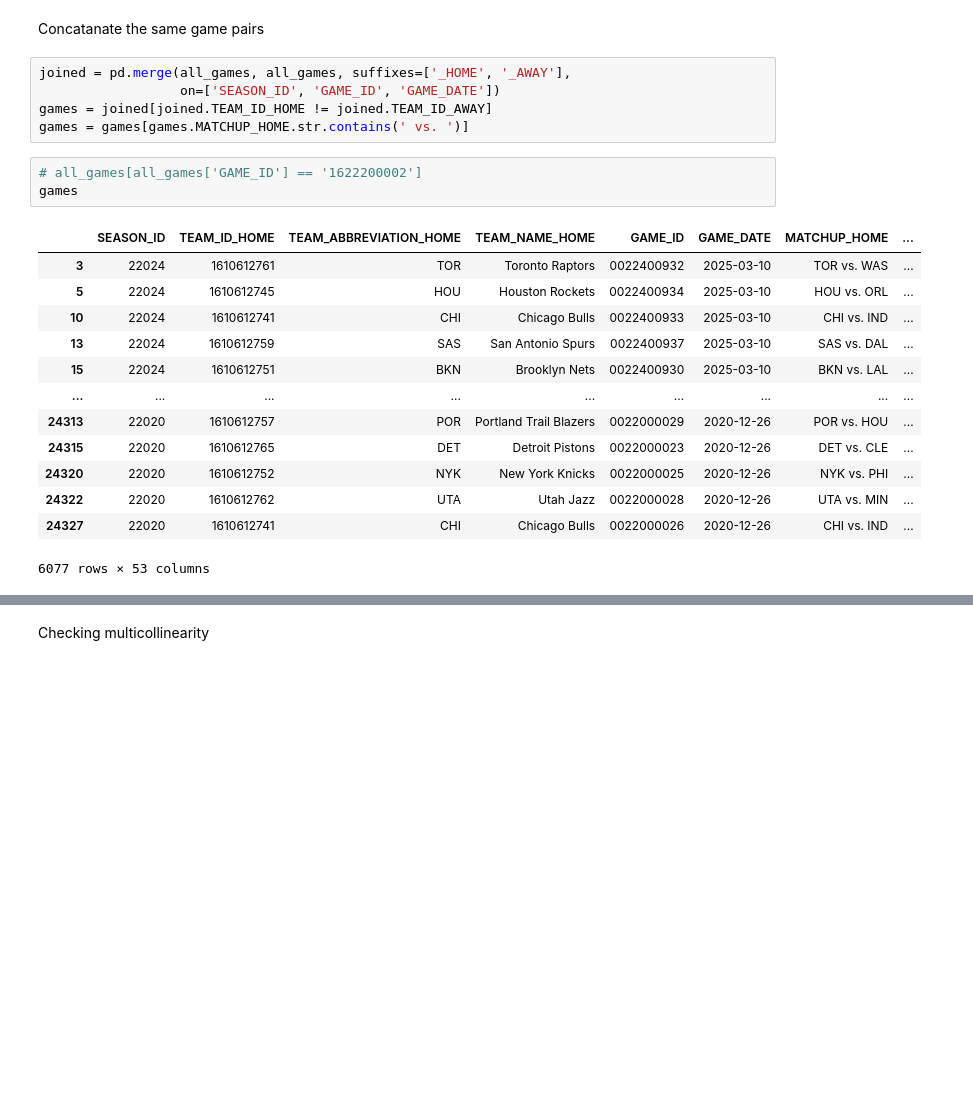
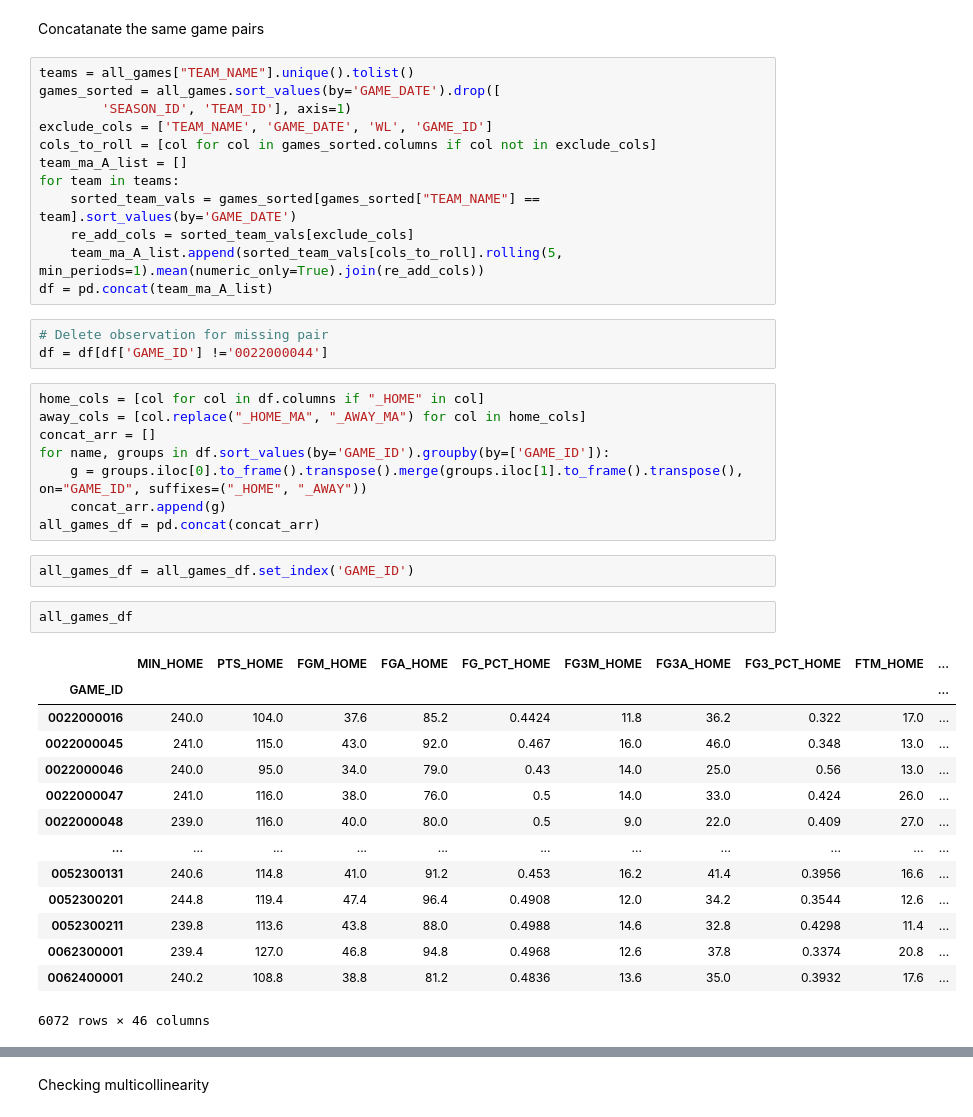
Before and after one commit to joncokisler/nba_odds_prediction_analysis, a Jupyter notebook: notebooks/team_win_loss_model.ipynb, the cells around one changed output, grey strips where cells are left out. Drawn from its saved outputs; the diff is of its cells as text; blank space fills up the shorter version.

```diff
--- a/notebooks/team_win_loss_model.ipynb
+++ b/notebooks/team_win_loss_model.ipynb
@@ -31,26 +37,46 @@ all_games = all_games.dropna(subset=['WL'])
 all_games.to_csv('all_games.csv')
 # %% [markdown]
 Concatanate the same game pairs
+# %%
+teams = all_games["TEAM_NAME"].unique().tolist()
+games_sorted = all_games.sort_values(by='GAME_DATE').drop([
+        'SEASON_ID', 'TEAM_ID'], axis=1)
+exclude_cols = ['TEAM_NAME', 'GAME_DATE', 'WL', 'GAME_ID']
+cols_to_roll = [col for col in games_sorted.columns if col not in exclude_cols]
+team_ma_A_list = []
+for team in teams:
+    sorted_team_vals = games_sorted[games_sorted["TEAM_NAME"] == team].sort_values(by='GAME_DATE')
+    re_add_cols = sorted_team_vals[exclude_cols]
+    team_ma_A_list.append(sorted_team_vals[cols_to_roll].rolling(5, min_periods=1).mean(numeric_only=True).join(re_add_cols))
+df = pd.concat(team_ma_A_list)
 # %%
-joined = pd.merge(all_games, all_games, suffixes=['_HOME', '_AWAY'],
-                  on=['SEASON_ID', 'GAME_ID', 'GAME_DATE'])
-games = joined[joined.TEAM_ID_HOME != joined.TEAM_ID_AWAY]
-games = games[games.MATCHUP_HOME.str.contains(' vs. ')]
+# Delete observation for missing pair
+df = df[df['GAME_ID'] !='0022000044']
-# %%
-# all_games[all_games['GAME_ID'] == '1622200002']
-games
-# %% [output]
-|  | SEASON_ID | TEAM_ID_HOME | TEAM_ABBREVIATION_HOME | TEAM_NAME_HOME | GAME_ID | GAME_DATE | MATCHUP_HOME | ... |
-| 3 | 22024 | 1610612761 | TOR | Toronto Raptors | 0022400932 | 2025-03-10 | TOR vs. WAS | ... |
-| 5 | 22024 | 1610612745 | HOU | Houston Rockets | 0022400934 | 2025-03-10 | HOU vs. ORL | ... |
-| 10 | 22024 | 1610612741 | CHI | Chicago Bulls | 0022400933 | 2025-03-10 | CHI vs. IND | ... |
-| 13 | 22024 | 1610612759 | SAS | San Antonio Spurs | 0022400937 | 2025-03-10 | SAS vs. DAL | ... |
-| 15 | 22024 | 1610612751 | BKN | Brooklyn Nets | 0022400930 | 2025-03-10 | BKN vs. LAL | ... |
-| ... | ... | ... | ... | ... | ... | ... | ... | ... |
-| 24313 | 22020 | 1610612757 | POR | Portland Trail Blazers | 0022000029 | 2020-12-26 | POR vs. HOU | ... |
-| 24315 | 22020 | 1610612765 | DET | Detroit Pistons | 0022000023 | 2020-12-26 | DET vs. CLE | ... |
-| 24320 | 22020 | 1610612752 | NYK | New York Knicks | 0022000025 | 2020-12-26 | NYK vs. PHI | ... |
-| 24322 | 22020 | 1610612762 | UTA | Utah Jazz | 0022000028 | 2020-12-26 | UTA vs. MIN | ... |
-| 24327 | 22020 | 1610612741 | CHI | Chicago Bulls | 0022000026 | 2020-12-26 | CHI vs. IND | ... |
-6077 rows × 53 columns
+# %%
+home_cols = [col for col in df.columns if "_HOME" in col]
+away_cols = [col.replace("_HOME_MA", "_AWAY_MA") for col in home_cols]
+concat_arr = []
+for name, groups in df.sort_values(by='GAME_ID').groupby(by=['GAME_ID']):
+    g = groups.iloc[0].to_frame().transpose().merge(groups.iloc[1].to_frame().transpose(), on="GAME_ID", suffixes=("_HOME", "_AWAY"))
+    concat_arr.append(g)
+all_games_df = pd.concat(concat_arr)
+# %%
+all_games_df = all_games_df.set_index('GAME_ID')
+# %%
+all_games_df
+# %% [output]
+|  | MIN_HOME | PTS_HOME | FGM_HOME | FGA_HOME | FG_PCT_HOME | FG3M_HOME | FG3A_HOME | FG3_PCT_HOME | FTM_HOME | ... |
+| GAME_ID |  |  |  |  |  |  |  |  |  | ... |
+| 0022000016 | 240.0 | 104.0 | 37.6 | 85.2 | 0.4424 | 11.8 | 36.2 | 0.322 | 17.0 | ... |
+| 0022000045 | 241.0 | 115.0 | 43.0 | 92.0 | 0.467 | 16.0 | 46.0 | 0.348 | 13.0 | ... |
+| 0022000046 | 240.0 | 95.0 | 34.0 | 79.0 | 0.43 | 14.0 | 25.0 | 0.56 | 13.0 | ... |
+| 0022000047 | 241.0 | 116.0 | 38.0 | 76.0 | 0.5 | 14.0 | 33.0 | 0.424 | 26.0 | ... |
+| 0022000048 | 239.0 | 116.0 | 40.0 | 80.0 | 0.5 | 9.0 | 22.0 | 0.409 | 27.0 | ... |
+| ... | ... | ... | ... | ... | ... | ... | ... | ... | ... | ... |
+| 0052300131 | 240.6 | 114.8 | 41.0 | 91.2 | 0.453 | 16.2 | 41.4 | 0.3956 | 16.6 | ... |
+| 0052300201 | 244.8 | 119.4 | 47.4 | 96.4 | 0.4908 | 12.0 | 34.2 | 0.3544 | 12.6 | ... |
+| 0052300211 | 239.8 | 113.6 | 43.8 | 88.0 | 0.4988 | 14.6 | 32.8 | 0.4298 | 11.4 | ... |
+| 0062300001 | 239.4 | 127.0 | 46.8 | 94.8 | 0.4968 | 12.6 | 37.8 | 0.3374 | 20.8 | ... |
+| 0062400001 | 240.2 | 108.8 | 38.8 | 81.2 | 0.4836 | 13.6 | 35.0 | 0.3932 | 17.6 | ... |
+6072 rows × 46 columns
 # %%
```
Also changed, not shown: parts of 25 cells of this notebook.
